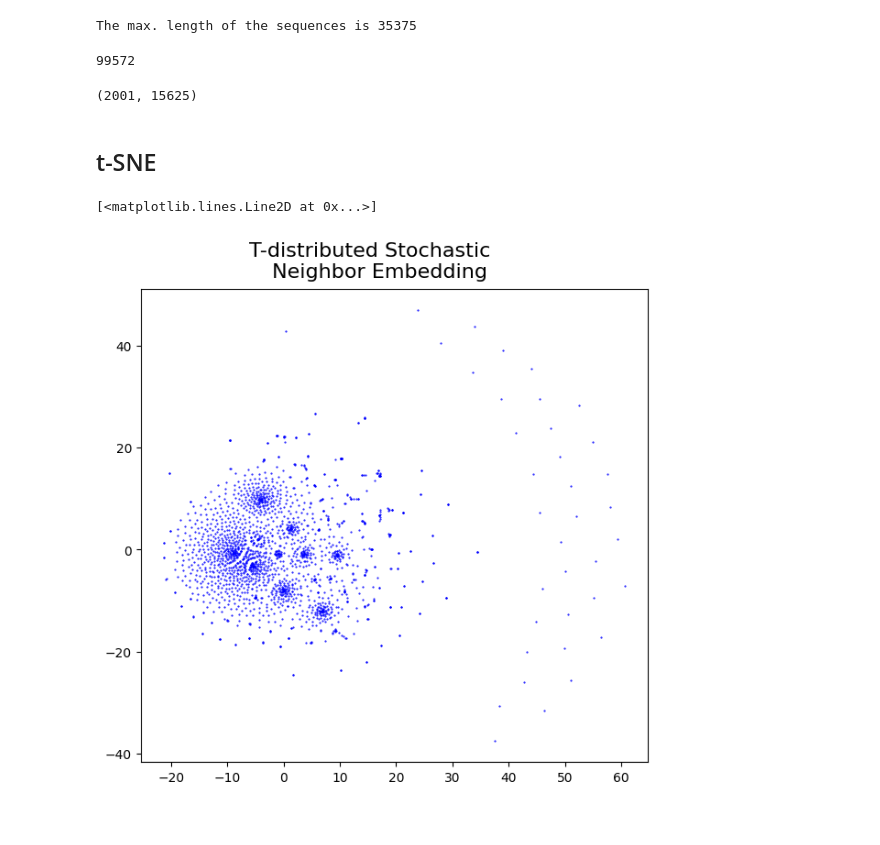
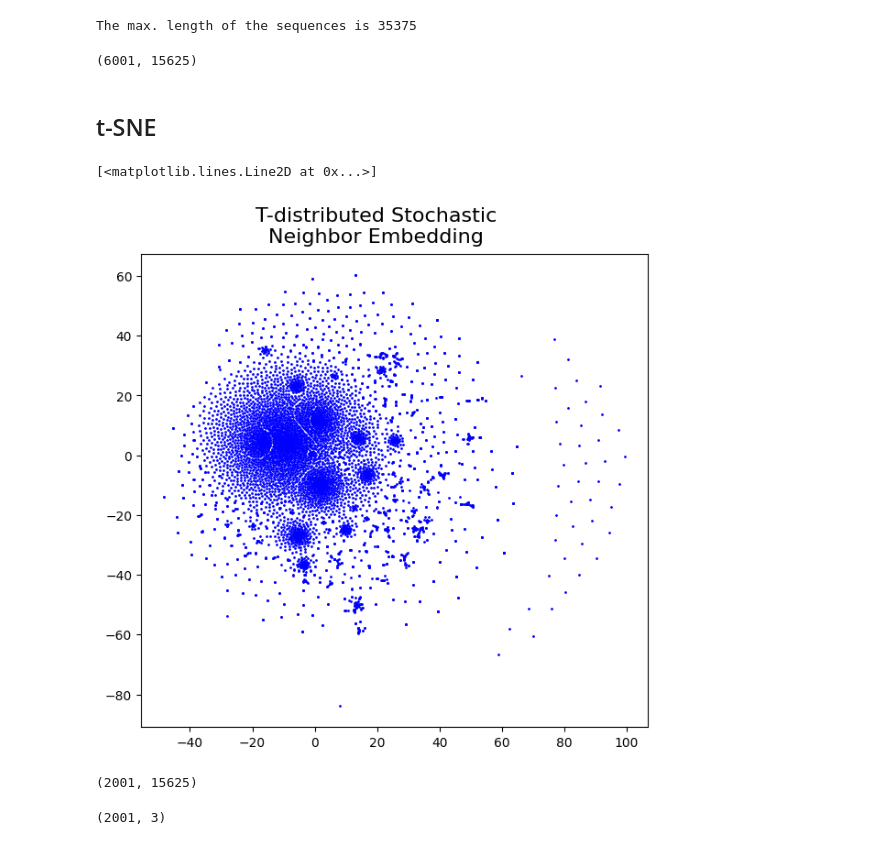
Before and after one commit to m5k5/KaggleCAFAChallenge, a Jupyter notebook: tSne.ipynb, the cells around one changed output. Drawn from its saved outputs; the diff is of its cells as text; code cells hidden in the pictures.

```diff
--- a/tSne.ipynb
+++ b/tSne.ipynb
@@ -63,18 +63,11 @@ random.shuffle(c)
 sequencesShuffle, idsShuffle = zip(*c)
 
 
-#Train Validation Split
-split = int(np.floor(len(sequencesShuffle)*TRAIN_VAL_SPLIT))
-print(split)
-trainSeq = sequencesShuffle[0:split]
-valSeq = sequencesShuffle[split+1:]
-trainIds = idsShuffle[0:split]
-valIds = idsShuffle[split+1:]
 
 
 def generator():
-  for i,seq in enumerate(trainSeq):
-      entryId = trainIds[i]
+  for i,seq in enumerate(sequencesShuffle):
+      entryId = idsShuffle[i]
       kmers = [seq[i:i+k] if i < len(seq)-(k-1) else 0 for i,el in enumerate(seq)]
       kmers = kmers[0:-(k-1)]
       kmers = [str(el) for el in kmers]
@@ -83,30 +76,45 @@ def generator():
       for j,v in enumerate(values):
           freqVector[positionDict[v]] = counts[j]
       yield freqVector
-# %% [output]
-99572
 # %%
 X=[]
 g = generator()
 for i,el in enumerate(g):
-    if i>2000:
+    if i>6000:
         break
     X.append(el)
 
 X = np.array(X)
 print(X.shape)
 # %% [output]
-(2001, 15625)
+(6001, 15625)
 # %% [markdown]
 ## t-SNE
 # %%
 from sklearn.manifold import TSNE
 
-X_embedded = TSNE(n_components=2, learning_rate='auto',init='random', perplexity=3).fit_transform(X)
+X_embedded = TSNE(n_components=2, learning_rate='auto', init='pca', perplexity=3, n_iter=2000, early_exaggeration=25).fit_transform(X)
 # %%
 fig, ax = plt.subplots(figsize=(6, 6), facecolor="white", constrained_layout=True)
-fig.suptitle("T-distributed Stochastic  \n Neighbor Embedding", size=16)
-plt.plot(X_embedded[:,0], X_embedded[:,1], 'b.', ms=1)
+fig.suptitle("T-distributed Stochastic\nNeighbor Embedding", size=16)
+plt.plot(X_embedded[:,0], X_embedded[:,1], 'b.', ms=2)
 # %% [output]
 [<matplotlib.lines.Line2D at 0x...>]
-[figure, old version]
+[figure, new version]
+# %%
+X=[]
+g = generator()
+for i,el in enumerate(g):
+    if i>2000:
+        break
+    X.append(el)
+
+X = np.array(X)
+print(X.shape)
+# %% [output]
+(2001, 15625)
+# %%
+X_embedded3 = TSNE(n_components=3, learning_rate='auto',init='random', perplexity=30, n_iter=1000, early_exaggeration=12).fit_transform(X)
+X_embedded3.shape
+# %% [output]
+(2001, 3)
```
Also changed, not shown: parts of 1 cell of this notebook, 36 other files.
